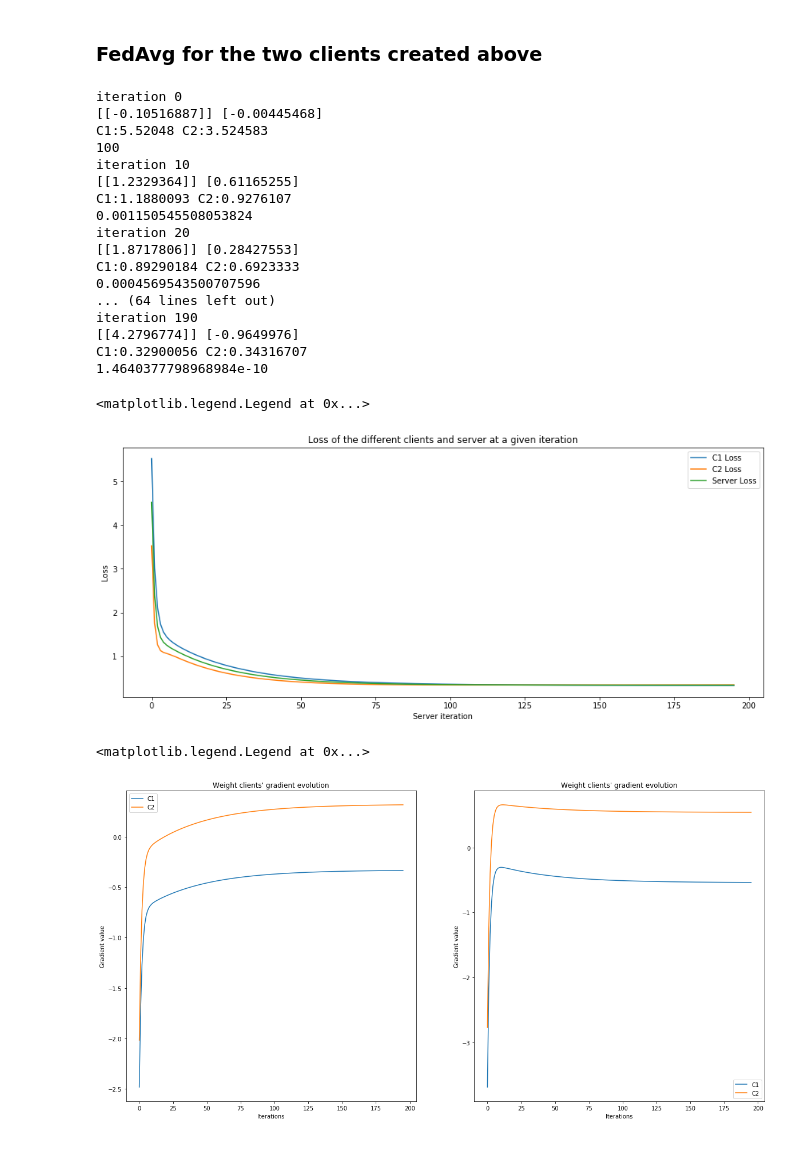
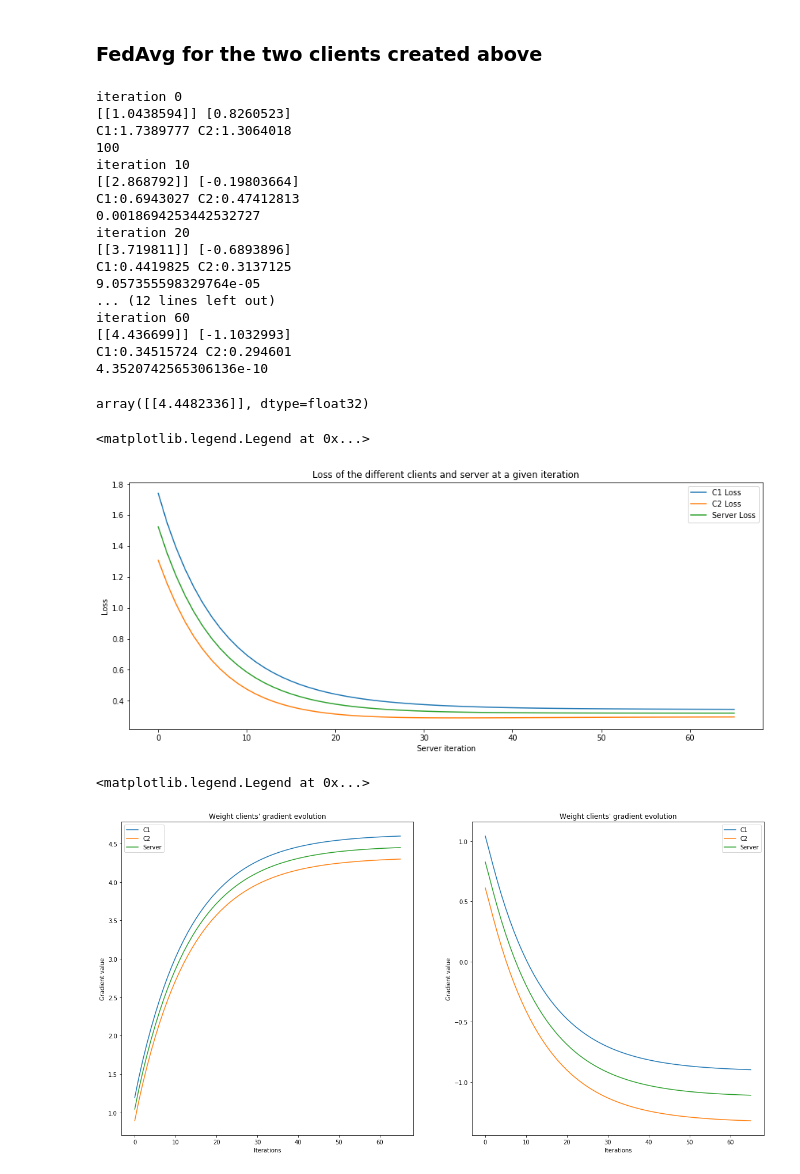
Before and after one commit to YannFra/FederatedAveraging, a Jupyter notebook: FedAvg-2clients.ipynb, the cells around one changed output. Drawn from its saved outputs; the diff is of its cells as text; code cells hidden in the pictures.

```diff
--- a/FedAvg-2clients.ipynb
+++ b/FedAvg-2clients.ipynb
@@ -46,17 +46,19 @@ C2_y = y2.send(C2)
 C1_loss_hist=[]
 C2_loss_hist=[]
 S_loss_hist=[]
-C1_a_grad=[]
-C1_b_grad=[]
-C2_a_grad=[]
-C2_b_grad=[]
+C1_a=[]
+C1_b=[]
+C2_a=[]
+C2_b=[]
+S_a=[]
+S_b=[]
 
 #torch model used for the inference
 model = nn.Linear(1,1)
 
 loss_f=nn.MSELoss()
 iterations=100
-epochs=2
+epochs=5
 precision=100
 epsilon =10**-10
 iter_max=1000
@@ -103,20 +105,23 @@ while precision>epsilon and i<iter_max:
 
     with torch.no_grad():
 
-        C1_weight=C1_model.weight.clone().get()
-        C2_weight=C2_model.weight.clone().get()
+        C1_weight=C1_model.weight.get().data
+        C2_weight=C2_model.weight.get().data
 
-        C1_bias=C1_model.bias.clone().get()
-        C2_bias=C2_model.bias.clone().get()
+        C1_bias=C1_model.bias.get().data
+        C2_bias=C2_model.bias.get().data
 
-        C1_a_grad+=[np.reshape(C1_weight.grad.numpy(),1)]
-        C1_b_grad+=[C1_bias.grad.numpy()]
+        C1_a+=[np.reshape(C1_weight.numpy(),1)]
+        C1_b+=[C1_bias.numpy()]
 
-        C2_a_grad+=[np.reshape(C2_weight.grad.numpy(),1)]
-        C2_b_grad+=[C2_bias.grad.numpy()]
+        C2_a+=[np.reshape(C2_weight.numpy(),1)]
+        C2_b+=[C2_bias.numpy()]
 
         new_weight=((C1_weight.data + C2_weight.data) / 2)
         new_bias=((C1_bias.data + C2_bias.data) / 2)
+
+        S_a+=[np.reshape(new_weight.numpy(),1)]
+        S_b+=[new_bias.numpy()]
 
         model.weight.set_(new_weight)
         model.bias.set_(new_bias)
@@ -130,22 +135,26 @@ while precision>epsilon and i<iter_max:
     i+=1
 # %% [output]
 iteration 0
-[[-0.10516887]] [-0.00445468]
-C1:5.52048 C2:3.524583
+[[1.0438594]] [0.8260523]
+C1:1.7389777 C2:1.3064018
 100
 iteration 10
-[[1.2329364]] [0.61165255]
-C1:1.1880093 C2:0.9276107
-0.001150545508053824
+[[2.868792]] [-0.19803664]
+C1:0.6943027 C2:0.47412813
+0.0018694253442532727
 iteration 20
-[[1.8717806]] [0.28427553]
-C1:0.89290184 C2:0.6923333
-0.0004569543500707596
-... (64 lines left out)
-iteration 190
-[[4.2796774]] [-0.9649976]
-C1:0.32900056 C2:0.34316707
-1.4640377798968984e-10
+[[3.719811]] [-0.6893896]
+C1:0.4419825 C2:0.3137125
+9.057355598329764e-05
+... (12 lines left out)
+iteration 60
+[[4.436699]] [-1.1032993]
+C1:0.34515724 C2:0.294601
+4.3520742565306136e-10
+# %%
+new_weight.numpy()
+# %% [output]
+array([[4.4482336]], dtype=float32)
 # %%
 plt.figure(figsize=(15,6))
 plt.plot(C1_loss_hist,label="C1 Loss")
@@ -157,28 +166,30 @@ plt.ylabel("Loss")
 plt.legend()
 # %% [output]
 <matplotlib.legend.Legend at 0x...>
-[figure, old version]
+[figure, new version]
 # %%
 plt.figure(figsize=(20,10))
 
 plt.subplot(1,2,1)
-plt.plot(C1_a_grad,label="C1")
-plt.plot(C2_a_grad,label="C2")
+plt.plot(C1_a,label="C1")
+plt.plot(C2_a,label="C2")
+plt.plot(S_a,label="Server")
 plt.title("Weight clients' gradient evolution")
 plt.xlabel("Iterations")
-plt.ylabel("Gradient value")
+plt.ylabel("Weight value")
 plt.legend()
 
 plt.subplot(1,2,2)
-plt.plot(C1_b_grad,label="C1")
-plt.plot(C2_b_grad,label="C2")
+plt.plot(C1_b,label="C1")
+plt.plot(C2_b,label="C2")
+plt.plot(S_b,label="Server")
 plt.title("Weight clients' gradient evolution")
 plt.xlabel("Iterations")
-plt.ylabel("Gradient value")
+plt.ylabel("Bias Value")
 plt.legend()
 # %% [output]
 <matplotlib.legend.Legend at 0x...>
-[figure, old version]
+[figure, new version]
 # %%
 plt.figure(figsize=(20,10))
 
```
Also changed, not shown: parts of 1 cell of this notebook, 2 other files.
